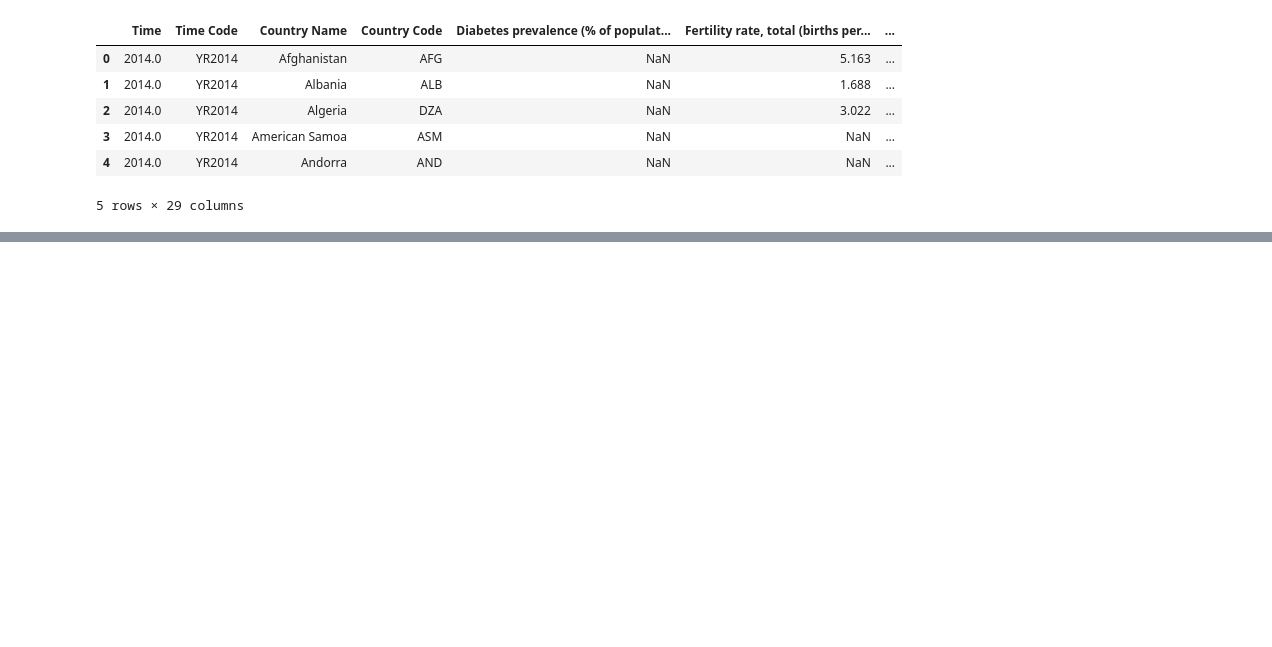
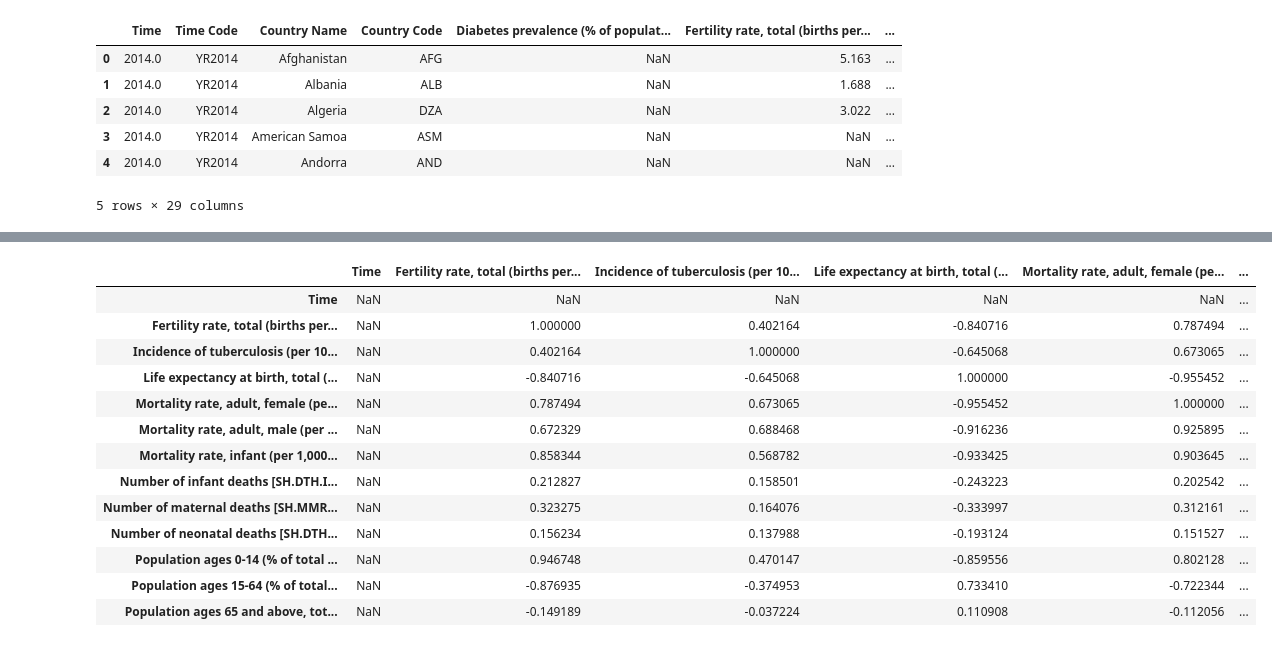
Before and after one commit to neonicoo/Projet-IA-4BiM-World-Dev-Indicator, a Jupyter notebook: Projet IA.ipynb, the cells around one changed output, grey strips where cells are left out. Saved outputs shown, nothing was run; the diff lists cells and outputs as text; code cells hidden in the pictures; blank space fills up the shorter version.

```diff
--- a/Projet IA.ipynb
+++ b/Projet IA.ipynb
@@ -77,0 +73,17 @@ dtype: int64
+# %%
+parse_df.corr()
+# %% [output]
+|  | Time | Fertility rate, total (births per... | Incidence of tuberculosis (per 10... | Life expectancy at birth, total (... | Mortality rate, adult, female (pe... | ... |
+| Time | NaN | NaN | NaN | NaN | NaN | ... |
+| Fertility rate, total (births per... | NaN | 1.000000 | 0.402164 | -0.840716 | 0.787494 | ... |
+| Incidence of tuberculosis (per 10... | NaN | 0.402164 | 1.000000 | -0.645068 | 0.673065 | ... |
+| Life expectancy at birth, total (... | NaN | -0.840716 | -0.645068 | 1.000000 | -0.955452 | ... |
+| Mortality rate, adult, female (pe... | NaN | 0.787494 | 0.673065 | -0.955452 | 1.000000 | ... |
+| Mortality rate, adult, male (per ... | NaN | 0.672329 | 0.688468 | -0.916236 | 0.925895 | ... |
+| Mortality rate, infant (per 1,000... | NaN | 0.858344 | 0.568782 | -0.933425 | 0.903645 | ... |
+| Number of infant deaths [SH.DTH.I... | NaN | 0.212827 | 0.158501 | -0.243223 | 0.202542 | ... |
+| Number of maternal deaths [SH.MMR... | NaN | 0.323275 | 0.164076 | -0.333997 | 0.312161 | ... |
+| Number of neonatal deaths [SH.DTH... | NaN | 0.156234 | 0.137988 | -0.193124 | 0.151527 | ... |
+| Population ages 0-14 (% of total ... | NaN | 0.946748 | 0.470147 | -0.859556 | 0.802128 | ... |
+| Population ages 15-64 (% of total... | NaN | -0.876935 | -0.374953 | 0.733410 | -0.722344 | ... |
+| Population ages 65 and above, tot... | NaN | -0.149189 | -0.037224 | 0.110908 | -0.112056 | ... |
```
Also changed, not shown: parts of 8 cells of this notebook.
